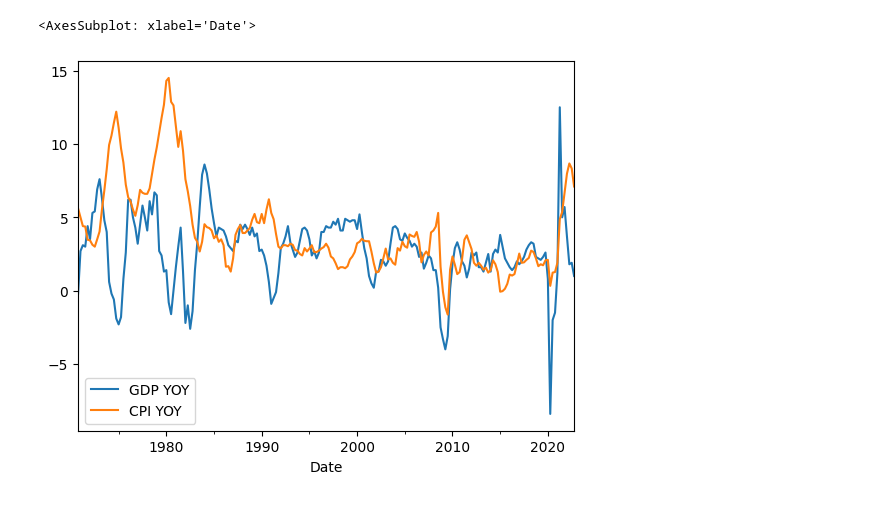
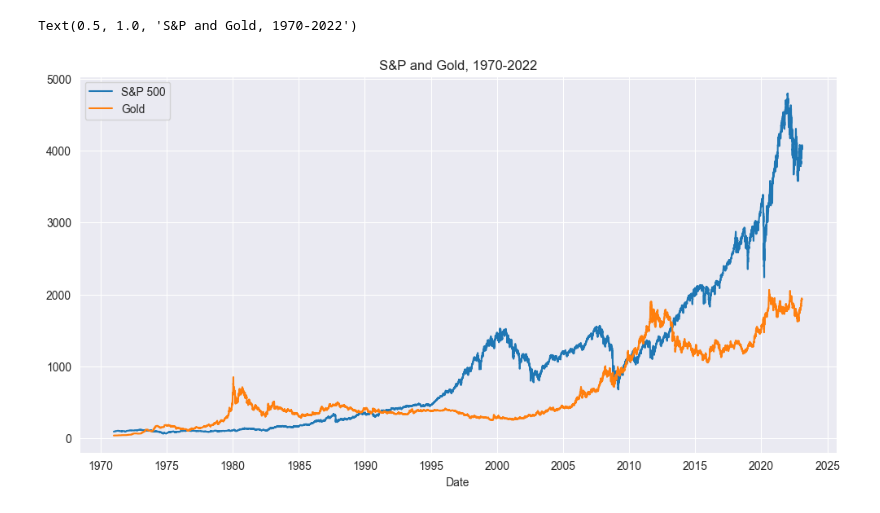
Before and after one commit to ryanczm/qr, a Jupyter notebook: economic_regime_avm.ipynb, the cells around one changed output. Cells and saved outputs as stored; diff of their text form; code cells hidden in the pictures.

```diff
--- a/economic_regime_avm.ipynb
+++ b/economic_regime_avm.ipynb
@@ -5,6 +9,8 @@ import pandas as pd
 import numpy as np
 import seaborn as sns
 import matplotlib.pyplot as plt
+import matplotlib.dates as mdates
+sns.set_style('darkgrid')
 
 def retrieve_sheets(path):
 
@@ -16,9 +22,15 @@ def retrieve_sheets(path):
     return macro, prices, yields
 
 
-macro, prices, yields = retrieve_sheets('Data_010223.xlsx')
+macro, prices, yields = retrieve_sheets(fr'data\avm_data.xlsx')
-# %%
-macro.plot()
-# %% [output]
-<AxesSubplot: xlabel='Date'>
-[figure, removed]
+# %%
+fig, ax = plt.subplots(figsize=(12,6))
+
+year_locator = mdates.YearLocator(5)
+ax.xaxis.set_major_locator(year_locator)
+ax.xaxis.set_major_formatter(mdates.DateFormatter('%Y'))
+sns.lineplot(prices.iloc[:,:2], dashes=False)
+plt.title('S&P and Gold, 1970-2022')
+# %% [output]
+Text(0.5, 1.0, 'S&P and Gold, 1970-2022')
+[figure, added]
```
Also changed, not shown: parts of 41 cells of this notebook, 7 other files.
